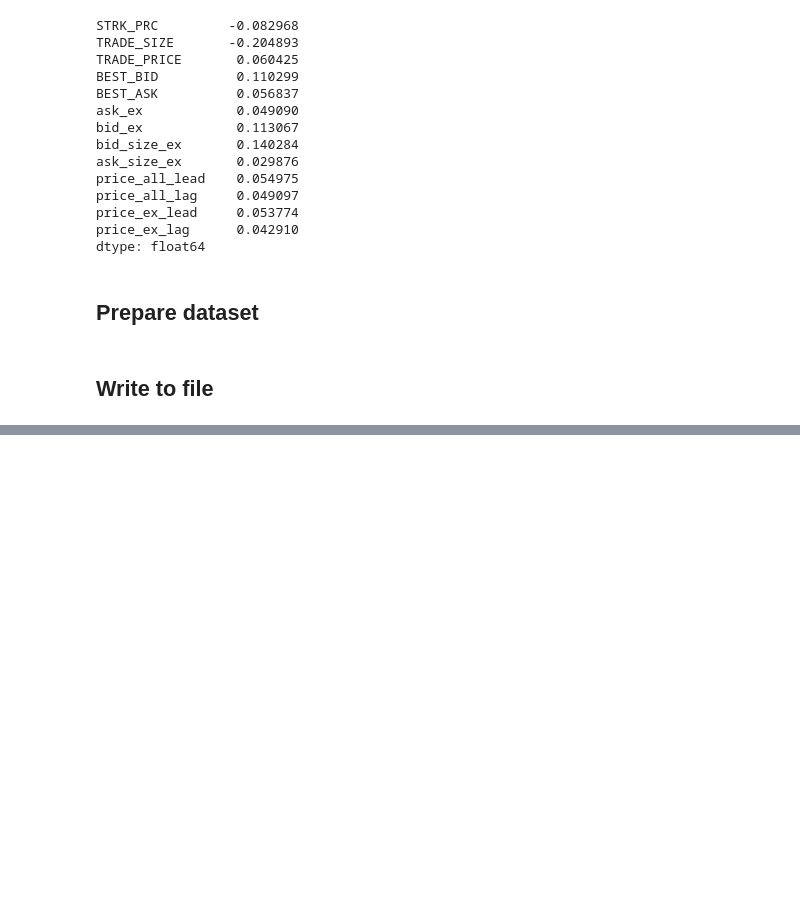
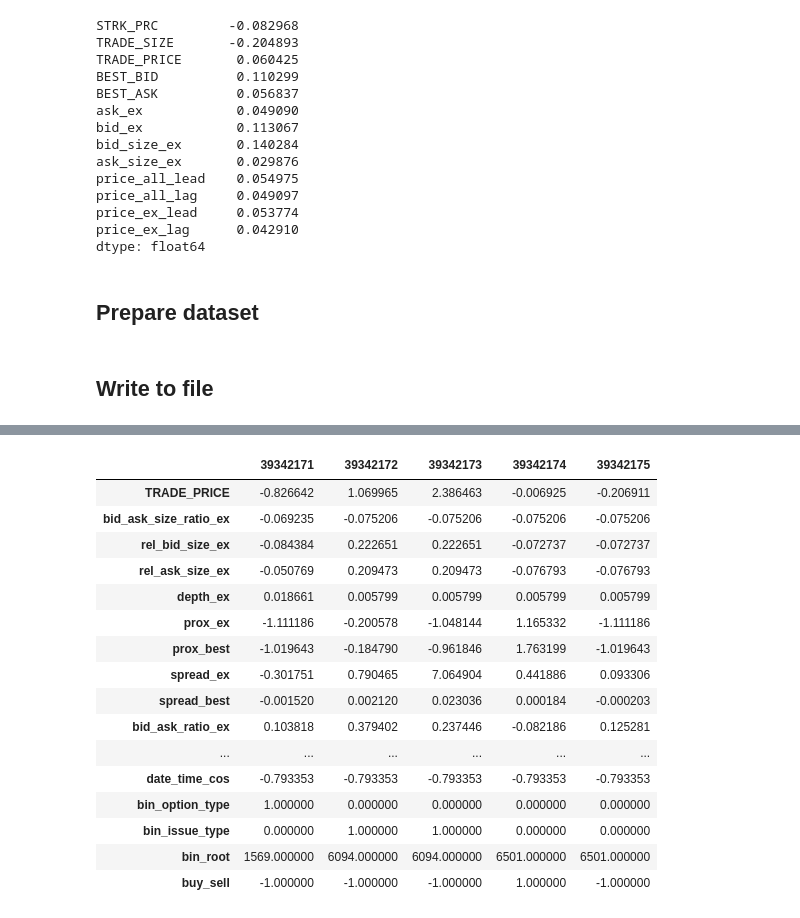
Before and after one commit to KarelZe/thesis, a Jupyter notebook: notebooks/3.0c-feature-engineering.ipynb, the cells around one changed output, grey strips where cells are left out. Saved outputs shown, nothing was run; the diff lists cells and outputs as text; code cells hidden in the pictures; blank space fills up the shorter version.

```diff
--- a/notebooks/3.0c-feature-engineering.ipynb
+++ b/notebooks/3.0c-feature-engineering.ipynb
@@ -423,3 +436,23 @@ test.describe()
+# %%
+test.head().T
+# %% [output]
+|  | 39342171 | 39342172 | 39342173 | 39342174 | 39342175 |
+| TRADE_PRICE | -0.826642 | 1.069965 | 2.386463 | -0.006925 | -0.206911 |
+| bid_ask_size_ratio_ex | -0.069235 | -0.075206 | -0.075206 | -0.075206 | -0.075206 |
+| rel_bid_size_ex | -0.084384 | 0.222651 | 0.222651 | -0.072737 | -0.072737 |
+| rel_ask_size_ex | -0.050769 | 0.209473 | 0.209473 | -0.076793 | -0.076793 |
+| depth_ex | 0.018661 | 0.005799 | 0.005799 | 0.005799 | 0.005799 |
+| prox_ex | -1.111186 | -0.200578 | -1.048144 | 1.165332 | -1.111186 |
+| prox_best | -1.019643 | -0.184790 | -0.961846 | 1.763199 | -1.019643 |
+| spread_ex | -0.301751 | 0.790465 | 7.064904 | 0.441886 | 0.093306 |
+| spread_best | -0.001520 | 0.002120 | 0.023036 | 0.000184 | -0.000203 |
+| bid_ask_ratio_ex | 0.103818 | 0.379402 | 0.237446 | -0.082186 | 0.125281 |
+| ... | ... | ... | ... | ... | ... |
+| date_time_cos | -0.793353 | -0.793353 | -0.793353 | -0.793353 | -0.793353 |
+| bin_option_type | 1.000000 | 0.000000 | 0.000000 | 0.000000 | 0.000000 |
+| bin_issue_type | 0.000000 | 1.000000 | 1.000000 | 0.000000 | 0.000000 |
+| bin_root | 1569.000000 | 6094.000000 | 6094.000000 | 6501.000000 | 6501.000000 |
+| buy_sell | -1.000000 | -1.000000 | -1.000000 | 1.000000 | -1.000000 |
 # %%
 #run.log_artifact(dataset)
 #run.finish()
```
Also changed, not shown: parts of 3 cells of this notebook.
